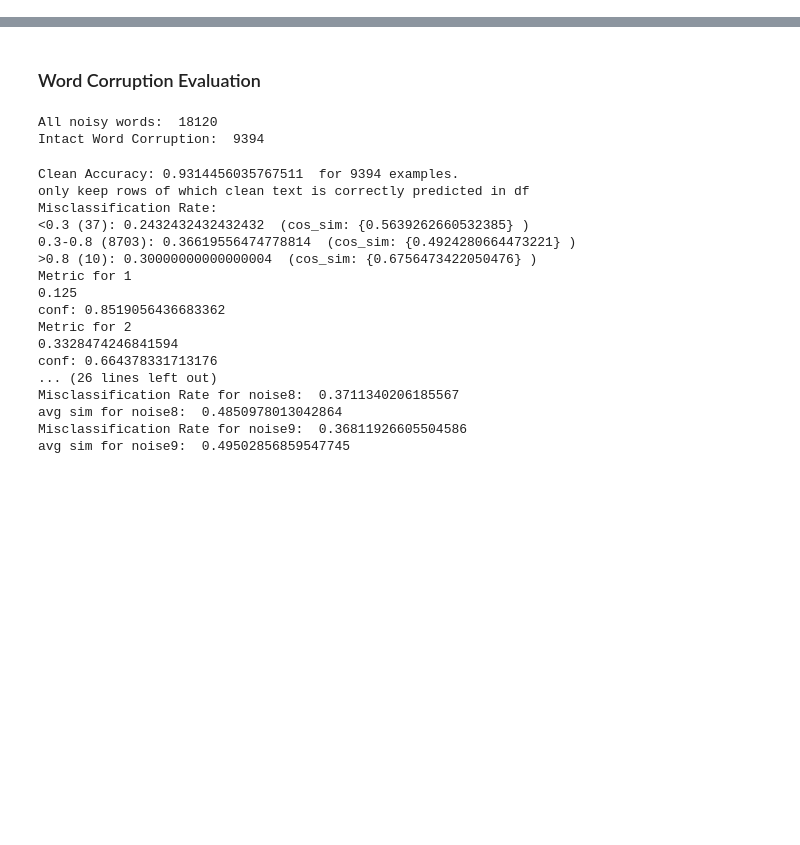
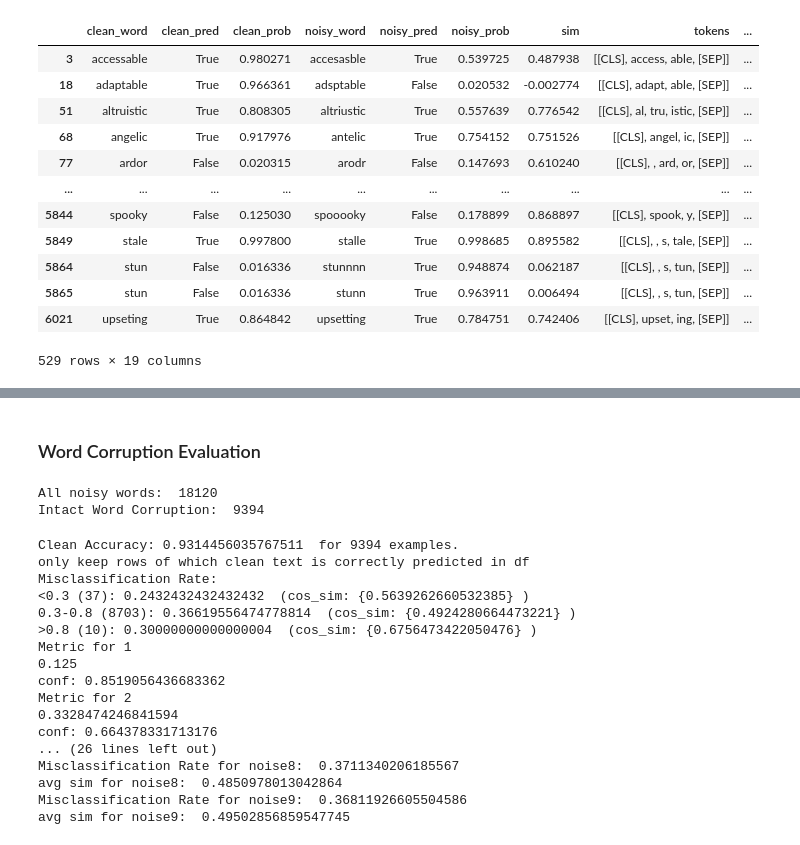
Before and after one commit to xinzhel/word_corruption, a Jupyter notebook: check_result.ipynb, the cells around one changed output, grey strips where cells are left out. Drawn from its saved outputs; the diff is of its cells as text; code cells hidden in the pictures; blank space fills up the shorter version.

```diff
--- a/check_result.ipynb
+++ b/check_result.ipynb
@@ -2,0 +50,16 @@ from check_result import evaluate
+# %%
+df_result[df_result.type=='complete']
+# %% [output]
+|  | clean_word | clean_pred | clean_prob | noisy_word | noisy_pred | noisy_prob | sim | tokens | ... |
+| 3 | accessable | True | 0.980271 | accesasble | True | 0.539725 | 0.487938 | [[CLS], access, able, [SEP]] | ... |
+| 18 | adaptable | True | 0.966361 | adsptable | False | 0.020532 | -0.002774 | [[CLS], adapt, able, [SEP]] | ... |
+| 51 | altruistic | True | 0.808305 | altriustic | True | 0.557639 | 0.776542 | [[CLS], al, tru, istic, [SEP]] | ... |
+| 68 | angelic | True | 0.917976 | antelic | True | 0.754152 | 0.751526 | [[CLS], angel, ic, [SEP]] | ... |
+| 77 | ardor | False | 0.020315 | arodr | False | 0.147693 | 0.610240 | [[CLS], , ard, or, [SEP]] | ... |
+| ... | ... | ... | ... | ... | ... | ... | ... | ... | ... |
+| 5844 | spooky | False | 0.125030 | spooooky | False | 0.178899 | 0.868897 | [[CLS], spook, y, [SEP]] | ... |
+| 5849 | stale | True | 0.997800 | stalle | True | 0.998685 | 0.895582 | [[CLS], , s, tale, [SEP]] | ... |
+| 5864 | stun | False | 0.016336 | stunnnn | True | 0.948874 | 0.062187 | [[CLS], , s, tun, [SEP]] | ... |
+| 5865 | stun | False | 0.016336 | stunn | True | 0.963911 | 0.006494 | [[CLS], , s, tun, [SEP]] | ... |
+| 6021 | upseting | True | 0.864842 | upsetting | True | 0.784751 | 0.742406 | [[CLS], upset, ing, [SEP]] | ... |
+529 rows × 19 columns
```
Also changed, not shown: parts of 12 cells of this notebook, 29 other files.
